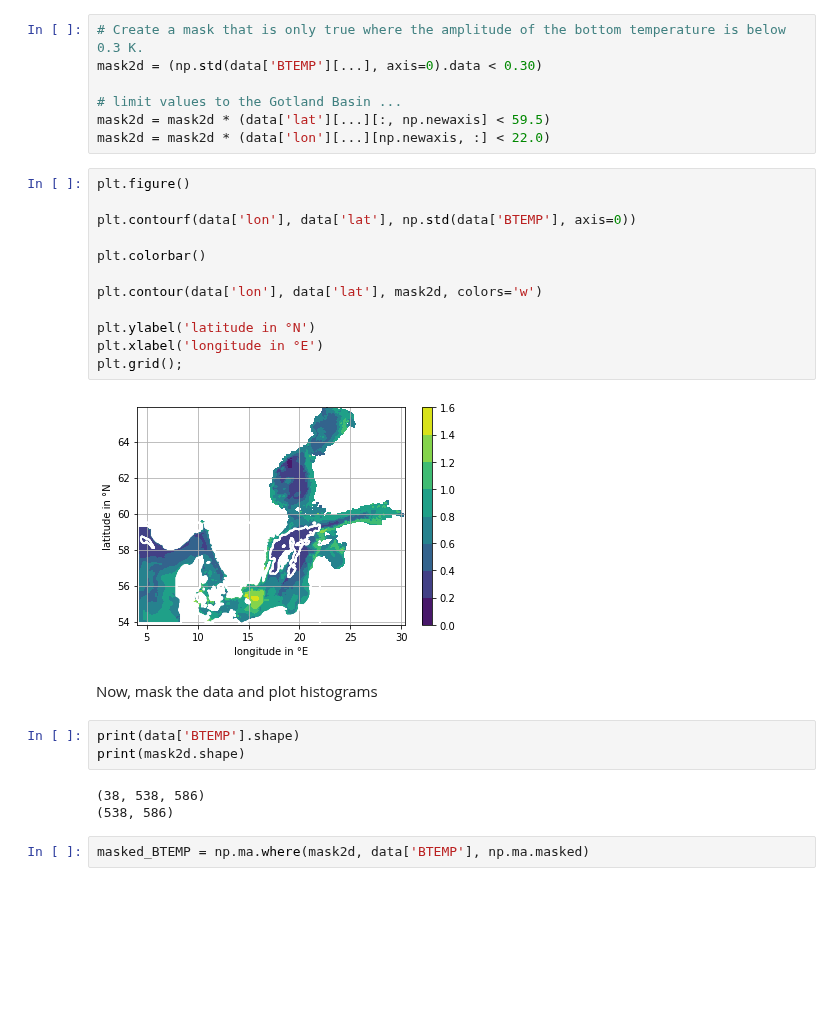
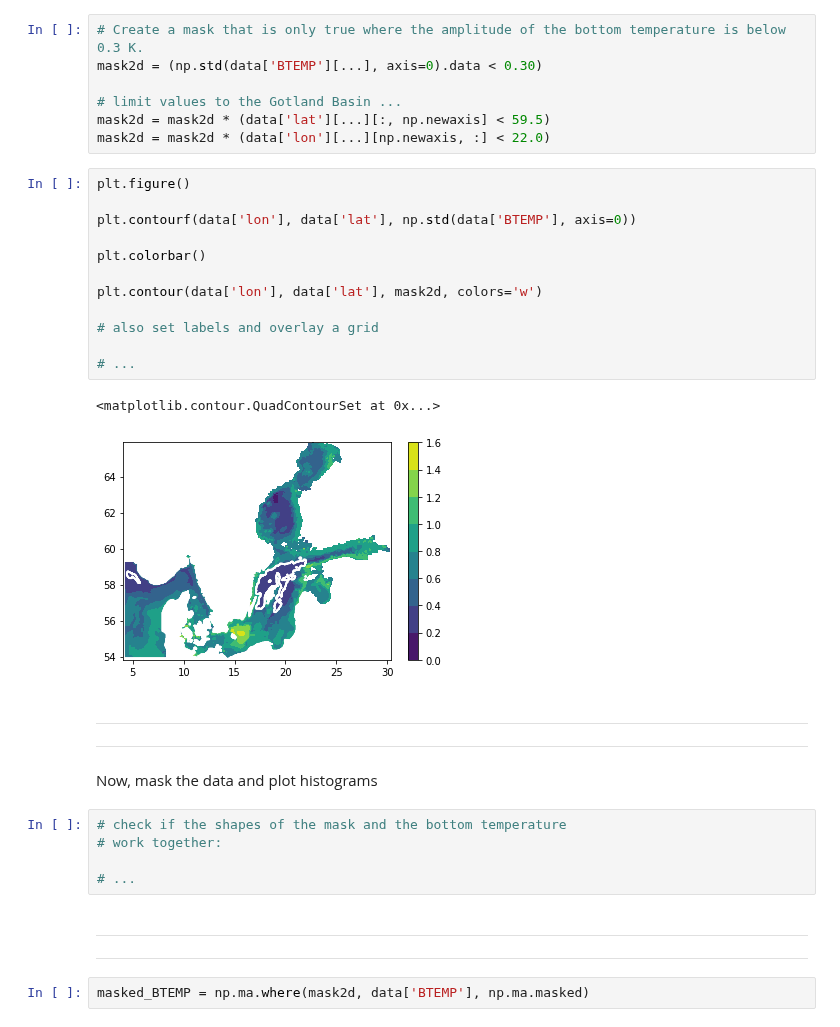
Before and after one commit to geomar-od/python-intro-201804, a Jupyter notebook: session-02_part-02_read_and_plot_Baltic_hydrography.ipynb, the cells around one changed output. Drawn from its saved outputs; the diff is of its cells as text; blank space fills up the shorter version.

```diff
--- a/session-02_part-02_read_and_plot_Baltic_hydrography.ipynb
+++ b/session-02_part-02_read_and_plot_Baltic_hydrography.ipynb
@@ -105,25 +107,31 @@ mask2d = mask2d * (data['lon'][...][np.newaxis, :] < 22.0)
 # %%
 plt.figure()
 
 plt.contourf(data['lon'], data['lat'], np.std(data['BTEMP'], axis=0))
 
 plt.colorbar()
 
 plt.contour(data['lon'], data['lat'], mask2d, colors='w')
 
-plt.ylabel('latitude in °N')
-plt.xlabel('longitude in °E')
-plt.grid();
+# also set labels and overlay a grid
+
+# ...
 # %% [output]
+<matplotlib.contour.QuadContourSet at 0x...>
-[figure, old version]
+[figure, new version]
+# %% [markdown]
+---
+---
 # %% [markdown]
 Now, mask the data and plot histograms
-# %%
-print(data['BTEMP'].shape)
-print(mask2d.shape)
-# %% [output]
-(38, 538, 586)
-(538, 586)
+# %%
+# check if the shapes of the mask and the bottom temperature
+# work together:
+
+# ...
+# %% [markdown]
+---
+---
 # %%
 masked_BTEMP = np.ma.where(mask2d, data['BTEMP'], np.ma.masked)
 # %%
```
Also changed, not shown: parts of 5 cells of this notebook.
